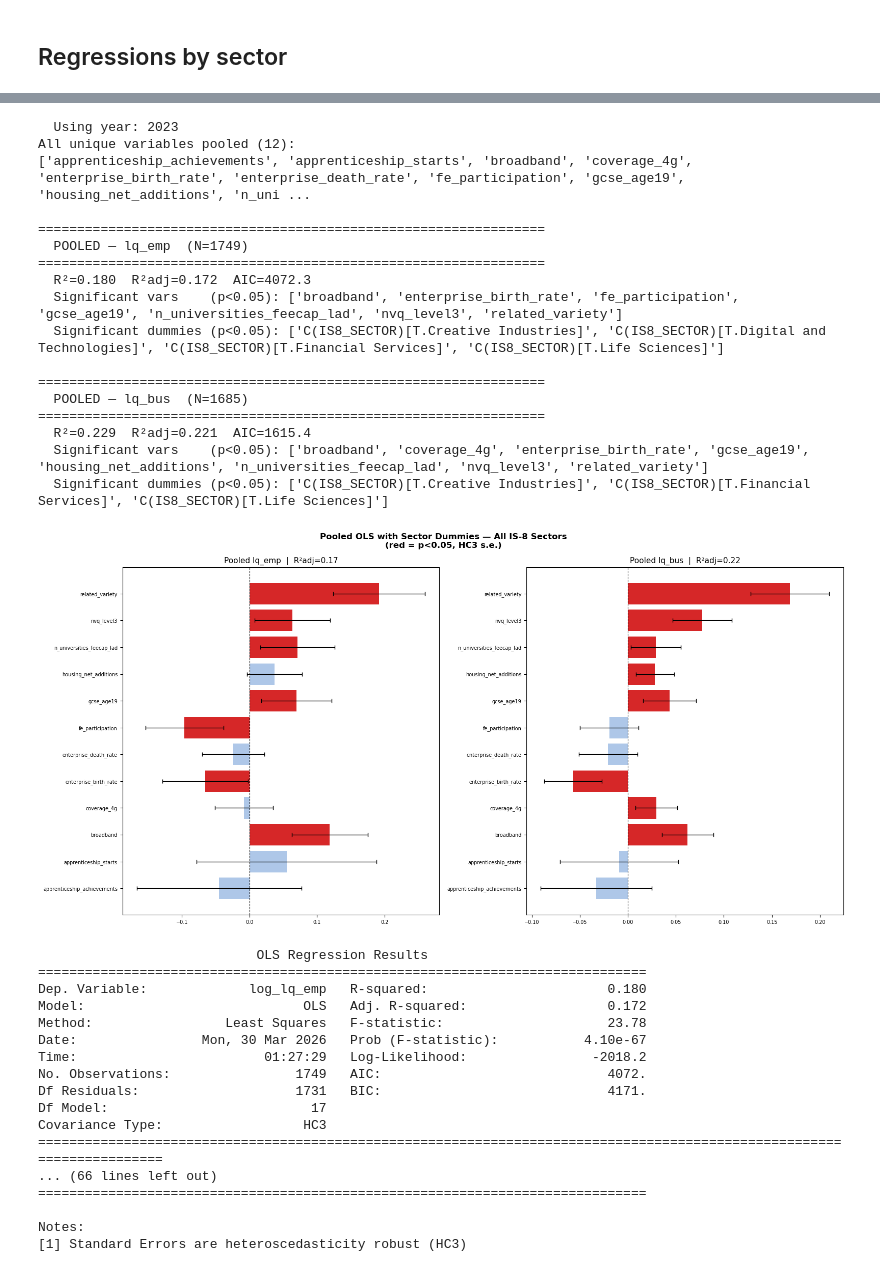
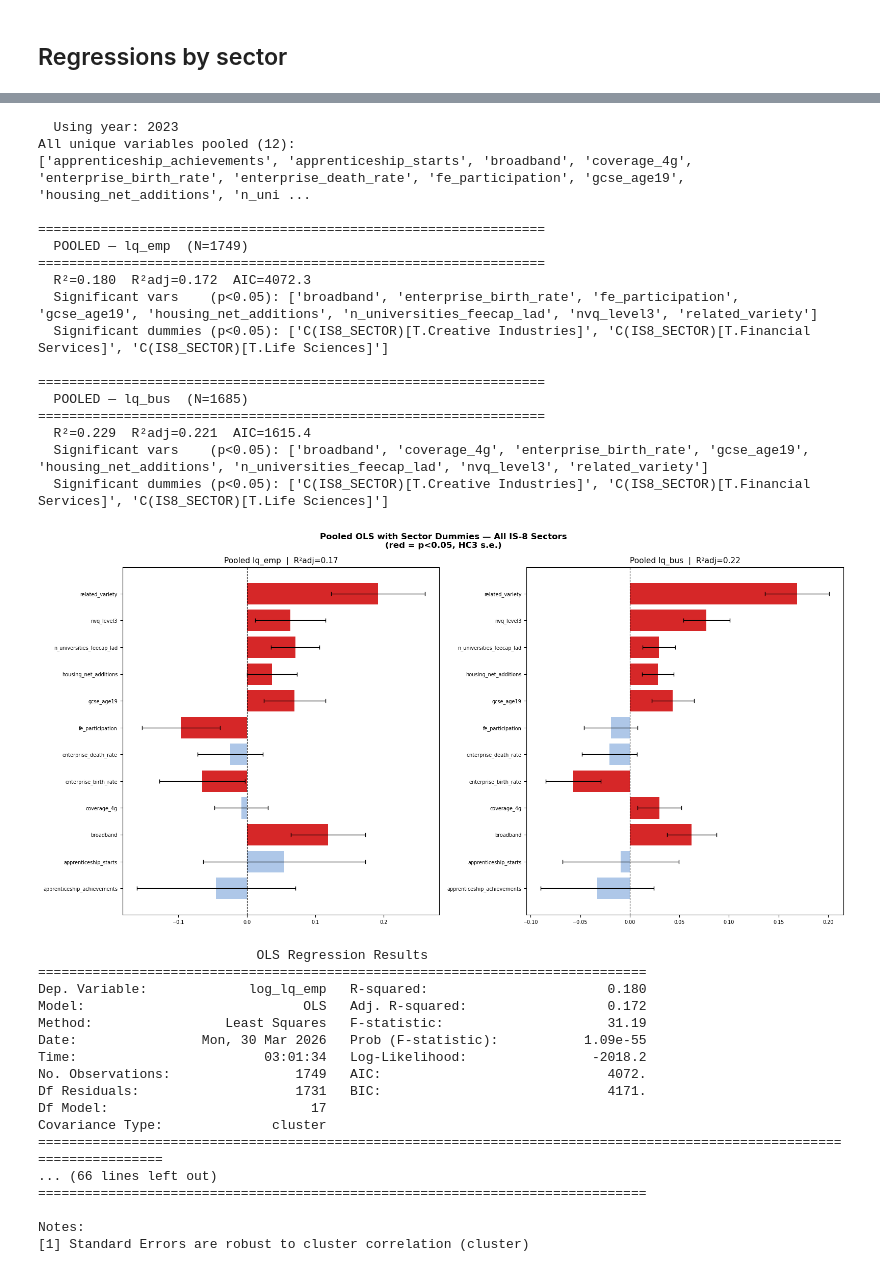
Before and after one commit to Phirtia/Economic_Observatory, a Jupyter notebook: notebooks/Ale/Regressions.ipynb, the cells around one changed output, grey strips where cells are left out. Cells and saved outputs as stored; diff of their text form; code cells hidden in the pictures.

```diff
--- a/notebooks/Ale/Regressions.ipynb
+++ b/notebooks/Ale/Regressions.ipynb
@@ -408,9 +397,14 @@ def run_pooled_regressions(df, sector_dfs, sector_specs, verbose=True):
 
     # --- Collect all unique variables across all sectors and models ---
     all_vars = set()
-    for spec in sector_specs.values():
-        for vars_list in spec.values():
-            all_vars.update(vars_list)
+    for sector, spec in sector_specs.items():
+        if sector == "Defence":
+            continue
+        if isinstance(spec, dict):
+            for vars_list in spec.values():
+                all_vars.update(vars_list)
+        else:
+            all_vars.update(spec)
     all_vars = sorted(all_vars)
 
     if verbose:
@@ -451,7 +445,10 @@ def run_pooled_regressions(df, sector_dfs, sector_specs, verbose=True):
 
         formula = f"{dep_col} ~ {rhs}"
         try:
-            m = smf.ols(formula, data=df_clean).fit(cov_type="HC3")
+            m = smf.ols(formula, data=df_clean).fit(
+                cov_type="cluster",
+                cov_kwds={"groups": df_clean["GEOGRAPHY_CODE"]}
+            )
             results[dep_key] = {"model": m, "df_clean": df_clean, "n": n}
 
             if verbose:
@@ -515,50 +512,50 @@ def plot_pooled_coefs(pooled_results):
 
 
 # =============================================================================
 # RUN — uses sector_dfs and SECTOR_SPECS from the main notebook
 # =============================================================================
 
 sector_dfs_pooled = prepare_data(df)
 
 pooled_results = run_pooled_regressions(df, sector_dfs_pooled, SECTOR_SPECS)
 plot_pooled_coefs(pooled_results)
 
 # Full summary
 print(pooled_results["lq_emp"]["model"].summary())
 print(pooled_results["lq_bus"]["model"].summary())
 # %% [output]
   Using year: 2023
 All unique variables pooled (12):
 ['apprenticeship_achievements', 'apprenticeship_starts', 'broadband', 'coverage_4g', 'enterprise_birth_rate', 'enterprise_death_rate', 'fe_participation', 'gcse_age19', 'housing_net_additions', 'n_uni ...
 
 =================================================================
   POOLED — lq_emp  (N=1749)
 =================================================================
   R²=0.180  R²adj=0.172  AIC=4072.3
-  Significant vars    (p<0.05): ['broadband', 'enterprise_birth_rate', 'fe_participation', 'gcse_age19', 'n_universities_feecap_lad', 'nvq_level3', 'related_variety']
-  Significant dummies (p<0.05): ['C(IS8_SECTOR)[T.Creative Industries]', 'C(IS8_SECTOR)[T.Digital and Technologies]', 'C(IS8_SECTOR)[T.Financial Services]', 'C(IS8_SECTOR)[T.Life Sciences]']
+  Significant vars    (p<0.05): ['broadband', 'enterprise_birth_rate', 'fe_participation', 'gcse_age19', 'housing_net_additions', 'n_universities_feecap_lad', 'nvq_level3', 'related_variety']
+  Significant dummies (p<0.05): ['C(IS8_SECTOR)[T.Creative Industries]', 'C(IS8_SECTOR)[T.Financial Services]', 'C(IS8_SECTOR)[T.Life Sciences]']
 
 =================================================================
   POOLED — lq_bus  (N=1685)
 =================================================================
   R²=0.229  R²adj=0.221  AIC=1615.4
   Significant vars    (p<0.05): ['broadband', 'coverage_4g', 'enterprise_birth_rate', 'gcse_age19', 'housing_net_additions', 'n_universities_feecap_lad', 'nvq_level3', 'related_variety']
   Significant dummies (p<0.05): ['C(IS8_SECTOR)[T.Creative Industries]', 'C(IS8_SECTOR)[T.Financial Services]', 'C(IS8_SECTOR)[T.Life Sciences]']
-[figure, old version]
+[figure, new version]
                             OLS Regression Results
 ==============================================================================
 Dep. Variable:             log_lq_emp   R-squared:                       0.180
 Model:                            OLS   Adj. R-squared:                  0.172
-Method:                 Least Squares   F-statistic:                     23.78
-Date:                Mon, 30 Mar 2026   Prob (F-statistic):           4.10e-67
-Time:                        01:27:29   Log-Likelihood:                -2018.2
+Method:                 Least Squares   F-statistic:                     31.19
+Date:                Mon, 30 Mar 2026   Prob (F-statistic):           1.09e-55
+Time:                        03:01:34   Log-Likelihood:                -2018.2
 No. Observations:                1749   AIC:                             4072.
 Df Residuals:                    1731   BIC:                             4171.
 Df Model:                          17
-Covariance Type:                  HC3
+Covariance Type:              cluster
 =======================================================================================================================
 ... (66 lines left out)
 ==============================================================================
 
 Notes:
-[1] Standard Errors are heteroscedasticity robust (HC3)
+[1] Standard Errors are robust to cluster correlation (cluster)
```
Also changed, not shown: parts of 7 cells of this notebook, 38 other files.
